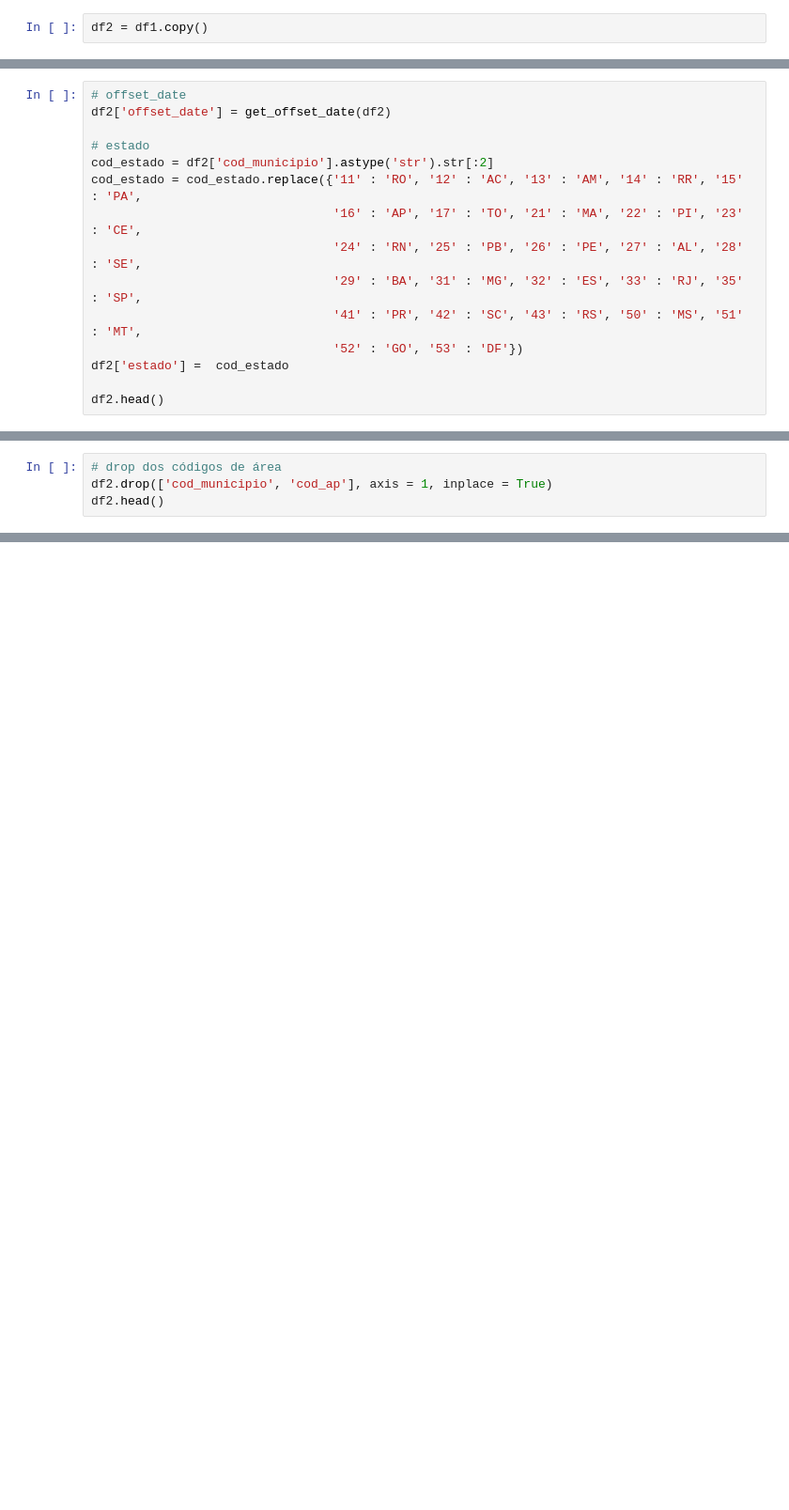
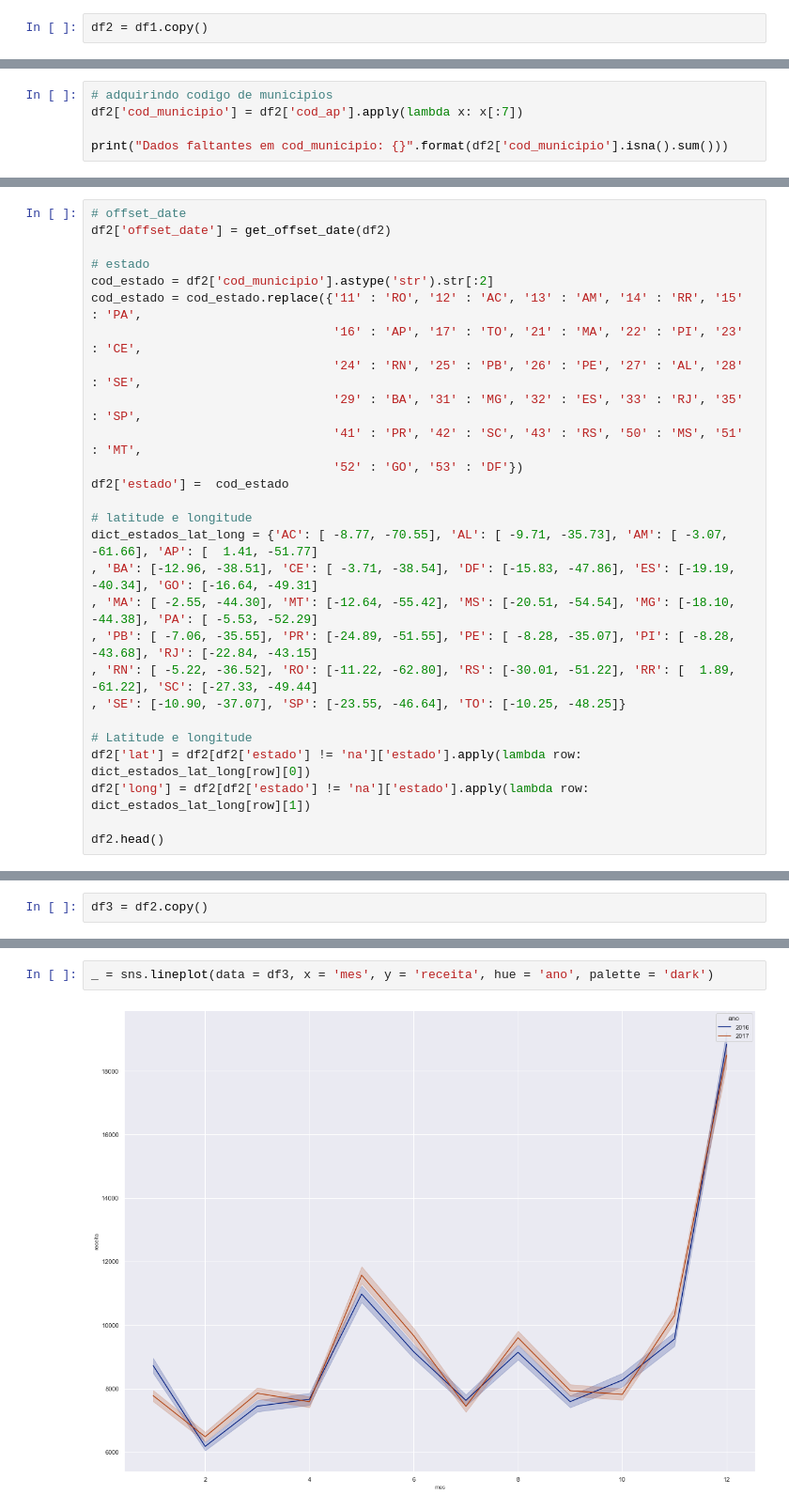
Before and after one commit to Lucas-Okamura/Hackathon_Big_Data, a Jupyter notebook: Hackathon Big Data.ipynb, the cells around one changed output, grey strips where cells are left out. Shown at 94% size. Drawn from its saved outputs; the diff is of its cells as text; blank space fills up the shorter version.

```diff
--- a/Hackathon Big Data.ipynb
+++ b/Hackathon Big Data.ipynb
@@ -327,0 +389,5 @@ df2 = df1.copy()
+# %%
+# adquirindo codigo de municipios
+df2['cod_municipio'] = df2['cod_ap'].apply(lambda x: x[:7])
+
+print("Dados faltantes em cod_municipio: {}".format(df2['cod_municipio'].isna().sum()))
@@ -413,6 +477,18 @@ cod_estado = cod_estado.replace({'11' : 'RO', '12' : 'AC', '13' : 'AM', '14' : '
                                  '52' : 'GO', '53' : 'DF'})
 df2['estado'] =  cod_estado
 
+# latitude e longitude
+dict_estados_lat_long = {'AC': [ -8.77, -70.55], 'AL': [ -9.71, -35.73], 'AM': [ -3.07, -61.66], 'AP': [  1.41, -51.77]
+, 'BA': [-12.96, -38.51], 'CE': [ -3.71, -38.54], 'DF': [-15.83, -47.86], 'ES': [-19.19, -40.34], 'GO': [-16.64, -49.31]
+, 'MA': [ -2.55, -44.30], 'MT': [-12.64, -55.42], 'MS': [-20.51, -54.54], 'MG': [-18.10, -44.38], 'PA': [ -5.53, -52.29]
+, 'PB': [ -7.06, -35.55], 'PR': [-24.89, -51.55], 'PE': [ -8.28, -35.07], 'PI': [ -8.28, -43.68], 'RJ': [-22.84, -43.15]
+, 'RN': [ -5.22, -36.52], 'RO': [-11.22, -62.80], 'RS': [-30.01, -51.22], 'RR': [  1.89, -61.22], 'SC': [-27.33, -49.44]
+, 'SE': [-10.90, -37.07], 'SP': [-23.55, -46.64], 'TO': [-10.25, -48.25]}
+
+# Latitude e longitude
+df2['lat'] = df2[df2['estado'] != 'na']['estado'].apply(lambda row: dict_estados_lat_long[row][0])
+df2['long'] = df2[df2['estado'] != 'na']['estado'].apply(lambda row: dict_estados_lat_long[row][1])
+
 df2.head()
 # %% [output]
 |  | cod_loja | cod_ap | cod_municipio | feature_02 | feature_03 | feature_04 | feature_05 | feature_06 | ... |
@@ -421,7 +497,3 @@ df2.head()
 | 2 | 1 | 4125506005002 | 4125506 | FEATURE_02_VALUE_04 | True | 21.76 | FEATURE_05_VALUE_04 | 31 | ... |
 | 3 | 1 | 4125506005002 | 4125506 | FEATURE_02_VALUE_04 | True | 21.76 | FEATURE_05_VALUE_04 | 31 | ... |
 | 4 | 1 | 4125506005002 | 4125506 | FEATURE_02_VALUE_04 | True | 21.76 | FEATURE_05_VALUE_04 | 31 | ... |
-# %%
-# drop dos códigos de área
-df2.drop(['cod_municipio', 'cod_ap'], axis = 1, inplace = True)
-df2.head()
@@ -434,0 +508,2 @@ df2.head()
+# %%
+df3 = df2.copy()
@@ -434,0 +516,4 @@ df2.head()
+# %%
+_ = sns.lineplot(data = df3, x = 'mes', y = 'receita', hue = 'ano', palette = 'dark')
+# %% [output]
+[figure, added]
```
Also changed, not shown: parts of 52 cells of this notebook.
